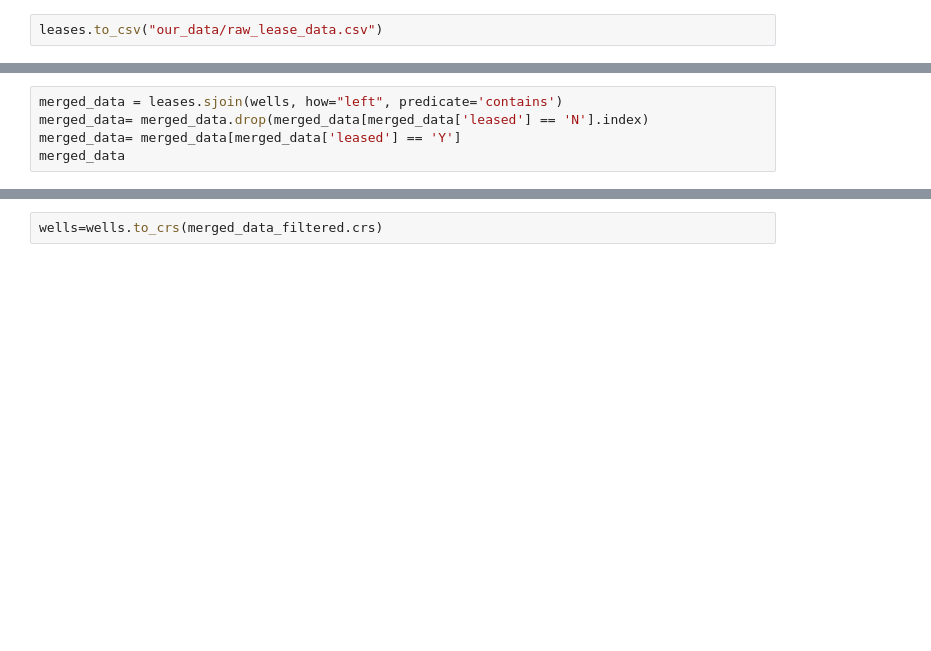
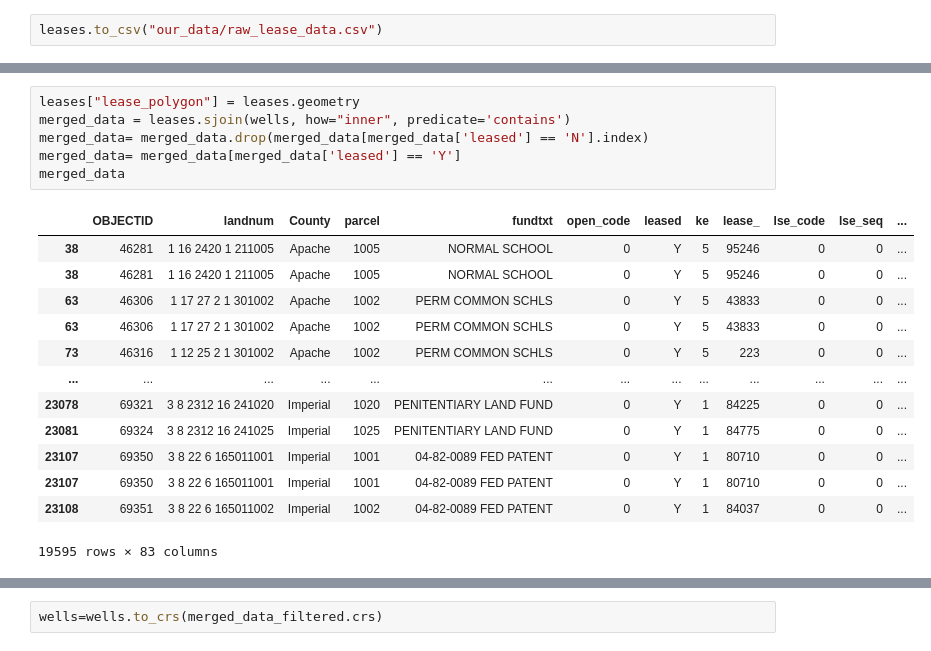
Before and after one commit to liamlindeman/liam-science-fair, a Jupyter notebook: preprocessing.ipynb, the cells around one changed output, grey strips where cells are left out. Drawn from its saved outputs; the diff is of its cells as text; blank space fills up the shorter version.

```diff
--- a/preprocessing.ipynb
+++ b/preprocessing.ipynb
@@ -31,7 +132,22 @@ wells.info()
 # %%
-merged_data = leases.sjoin(wells, how="left", predicate='contains')
+leases["lease_polygon"] = leases.geometry
+merged_data = leases.sjoin(wells, how="inner", predicate='contains')
 merged_data= merged_data.drop(merged_data[merged_data['leased'] == 'N'].index)
 merged_data= merged_data[merged_data['leased'] == 'Y']
 merged_data
+# %% [output]
+|  | OBJECTID | landnum | County | parcel | fundtxt | open_code | leased | ke | lease_ | lse_code | lse_seq | ... |
+| 38 | 46281 | 1 16 2420 1 211005 | Apache | 1005 | NORMAL SCHOOL | 0 | Y | 5 | 95246 | 0 | 0 | ... |
+| 38 | 46281 | 1 16 2420 1 211005 | Apache | 1005 | NORMAL SCHOOL | 0 | Y | 5 | 95246 | 0 | 0 | ... |
+| 63 | 46306 | 1 17 27 2 1 301002 | Apache | 1002 | PERM COMMON SCHLS | 0 | Y | 5 | 43833 | 0 | 0 | ... |
+| 63 | 46306 | 1 17 27 2 1 301002 | Apache | 1002 | PERM COMMON SCHLS | 0 | Y | 5 | 43833 | 0 | 0 | ... |
+| 73 | 46316 | 1 12 25 2 1 301002 | Apache | 1002 | PERM COMMON SCHLS | 0 | Y | 5 | 223 | 0 | 0 | ... |
+| ... | ... | ... | ... | ... | ... | ... | ... | ... | ... | ... | ... | ... |
+| 23078 | 69321 | 3 8 2312 16 241020 | Imperial | 1020 | PENITENTIARY LAND FUND | 0 | Y | 1 | 84225 | 0 | 0 | ... |
+| 23081 | 69324 | 3 8 2312 16 241025 | Imperial | 1025 | PENITENTIARY LAND FUND | 0 | Y | 1 | 84775 | 0 | 0 | ... |
+| 23107 | 69350 | 3 8 22 6 165011001 | Imperial | 1001 | 04-82-0089 FED PATENT | 0 | Y | 1 | 80710 | 0 | 0 | ... |
+| 23107 | 69350 | 3 8 22 6 165011001 | Imperial | 1001 | 04-82-0089 FED PATENT | 0 | Y | 1 | 80710 | 0 | 0 | ... |
+| 23108 | 69351 | 3 8 22 6 165011002 | Imperial | 1002 | 04-82-0089 FED PATENT | 0 | Y | 1 | 84037 | 0 | 0 | ... |
+19595 rows × 83 columns
 # %%
 merged_data.columns.values
```
Also changed, not shown: parts of 19 cells of this notebook, 1 other file.
